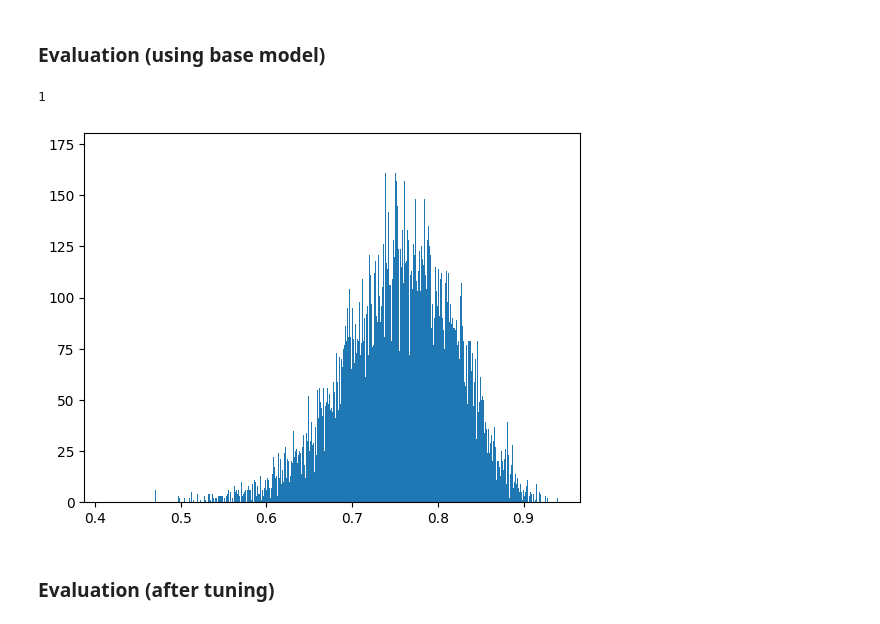
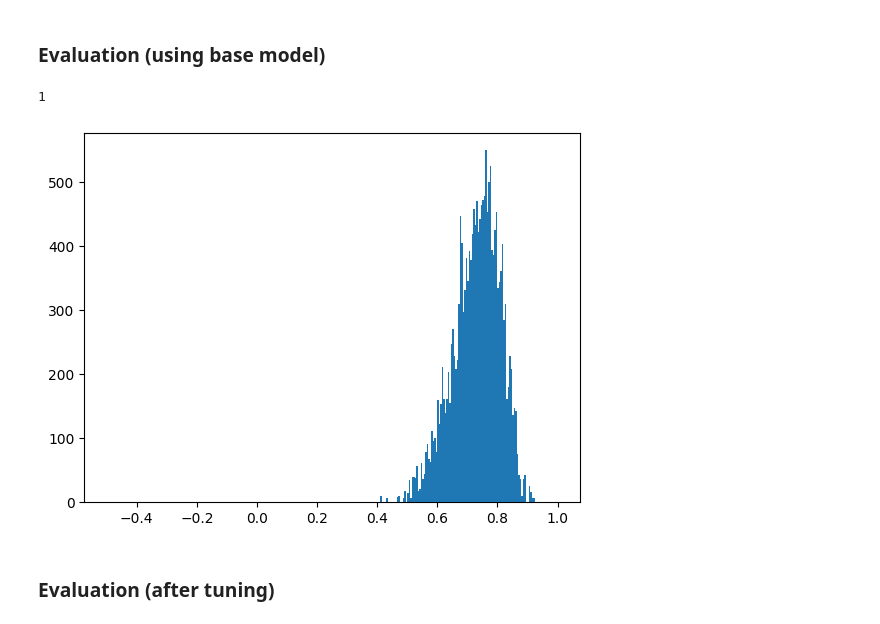
Before and after one commit to julep-ai/dialog-fact-encoder, a Jupyter notebook: training/evaluation.ipynb, the cells around one changed output. Cells and saved outputs as stored; diff of their text form; code cells hidden in the pictures.

Commit message:
Eval
Signed-off-by: Diwank Singh <diwank.singh@gmail.com>

```diff
--- a/training/evaluation.ipynb
+++ b/training/evaluation.ipynb
@@ -41,2 +35,0 @@ len(filtered_dataset), len(dataset)
-# %%
-dataset = filtered_dataset
@@ -58,5 +36,3 @@ def truncate_lines(row, num=2, min=3):
-# %%
-dataset = dataset.map(truncate_lines)
 # %% [markdown]
 ### Embed using base model (before tuning)
 # %%
@@ -72,8 +48,8 @@ def embed(rows, model_name, wrap_items=False):
         dialogues = [dict(dialog=dialogue) for dialogue in dialogues]
         summaries = [dict(fact=summary) for summary in summaries]
 
-    dialogue_embs = model.encode(dialogues).tolist()
-    summary_embs = model.encode(summaries).tolist()
+    dialogue_embs = model.encode(dialogues, normalize_embeddings=True).tolist()
+    summary_embs = model.encode(summaries, normalize_embeddings=True).tolist()
 
     return dict(
         dialogue_emb=dialogue_embs,
@@ -103,10 +79,10 @@ Parameter 'function'=<function calc_cos_sim at 0x...> of the transform datasets.
 # %% [markdown]
 ### Evaluation (using base model)
 # %%
-plt.hist(base_eval_ds["similarity"], bins=1000); 1
+plt.hist(base_eval_ds["similarity"], bins=300, range=(-0.5, 1.0)); 1
 # %% [output]
 1
-[figure, old version]
+[figure, new version]
 # %% [markdown]
 ### Evaluation (after tuning)
 # %%
```
Also changed, not shown: parts of 6 cells of this notebook, 2 other files.
